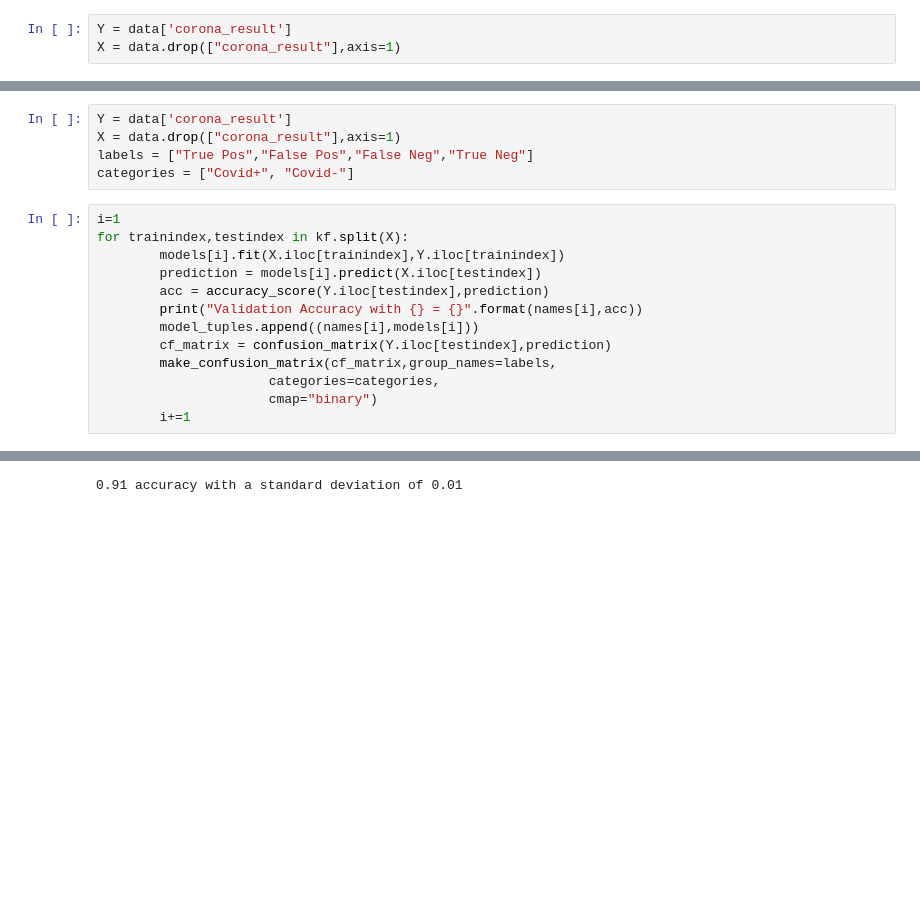
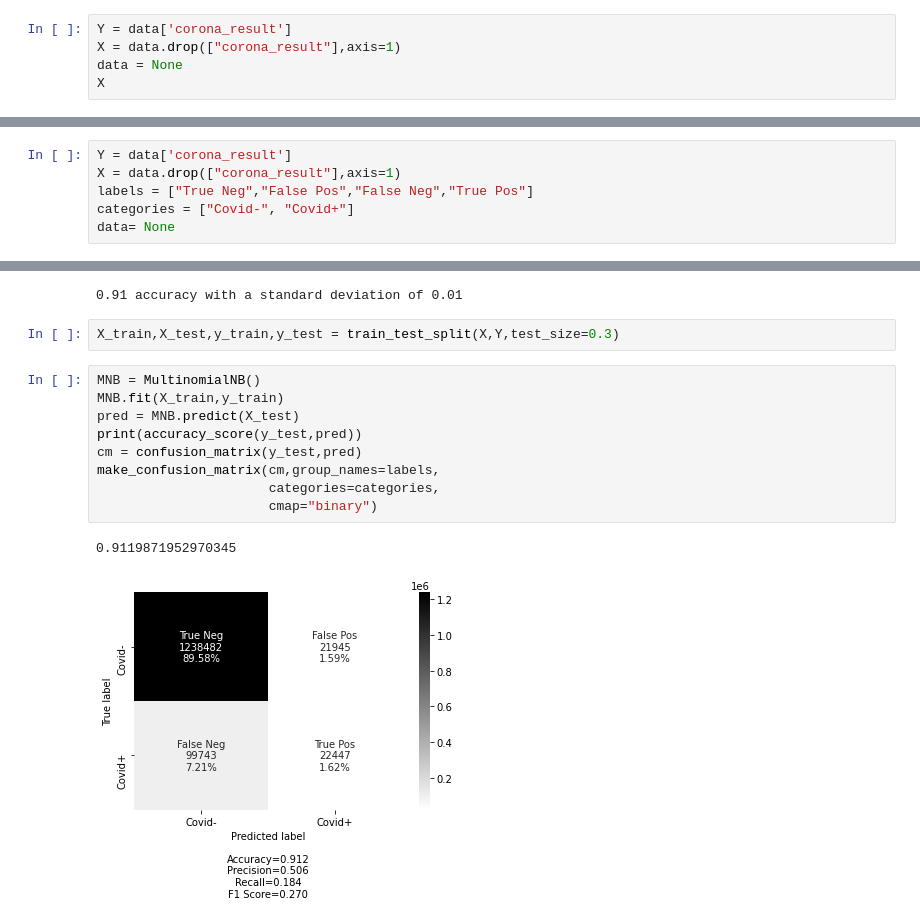
Before and after one commit to NomanAnjum09/Covid19-Analysis-Forecast, a Jupyter notebook: Project V2.ipynb, the cells around one changed output, grey strips where cells are left out. Saved outputs shown, nothing was run; the diff lists cells and outputs as text; blank space fills up the shorter version.

```diff
--- a/Project V2.ipynb
+++ b/Project V2.ipynb
@@ -181,3 +222,5 @@ data['test_indication'] = LabelEncoder().fit_transform(data['test_indication'])
 # %%
 Y = data['corona_result']
 X = data.drop(["corona_result"],axis=1)
+data = None
+X
@@ -234,18 +295,6 @@ array([0, 1], dtype=int64)
 # %%
 Y = data['corona_result']
 X = data.drop(["corona_result"],axis=1)
-labels = ["True Pos","False Pos","False Neg","True Neg"]
-categories = ["Covid+", "Covid-"]
+labels = ["True Neg","False Pos","False Neg","True Pos"]
+categories = ["Covid-", "Covid+"]
+data= None
-# %%
-i=1
-for trainindex,testindex in kf.split(X):
-        models[i].fit(X.iloc[trainindex],Y.iloc[trainindex])
-        prediction = models[i].predict(X.iloc[testindex])
-        acc = accuracy_score(Y.iloc[testindex],prediction)
-        print("Validation Accuracy with {} = {}".format(names[i],acc))
-        model_tuples.append((names[i],models[i]))
-        cf_matrix = confusion_matrix(Y.iloc[testindex],prediction)
-        make_confusion_matrix(cf_matrix,group_names=labels,
-                      categories=categories,
-                      cmap="binary")
-        i+=1
@@ -267,3 +333,17 @@ scores = cross_val_score(VC, X, Y, cv=3)
 print("%0.2f accuracy with a standard deviation of %0.2f" % (scores.mean(), scores.std()))
 # %% [output]
 0.91 accuracy with a standard deviation of 0.01
+# %%
+X_train,X_test,y_train,y_test = train_test_split(X,Y,test_size=0.3)
+# %%
+MNB = MultinomialNB()
+MNB.fit(X_train,y_train)
+pred = MNB.predict(X_test)
+print(accuracy_score(y_test,pred))
+cm = confusion_matrix(y_test,pred)
+make_confusion_matrix(cm,group_names=labels,
+                      categories=categories,
+                      cmap="binary")
+# %% [output]
+0.9119871952970345
+[figure, added]
```
Also changed, not shown: parts of 25 cells of this notebook, 3 other files.
